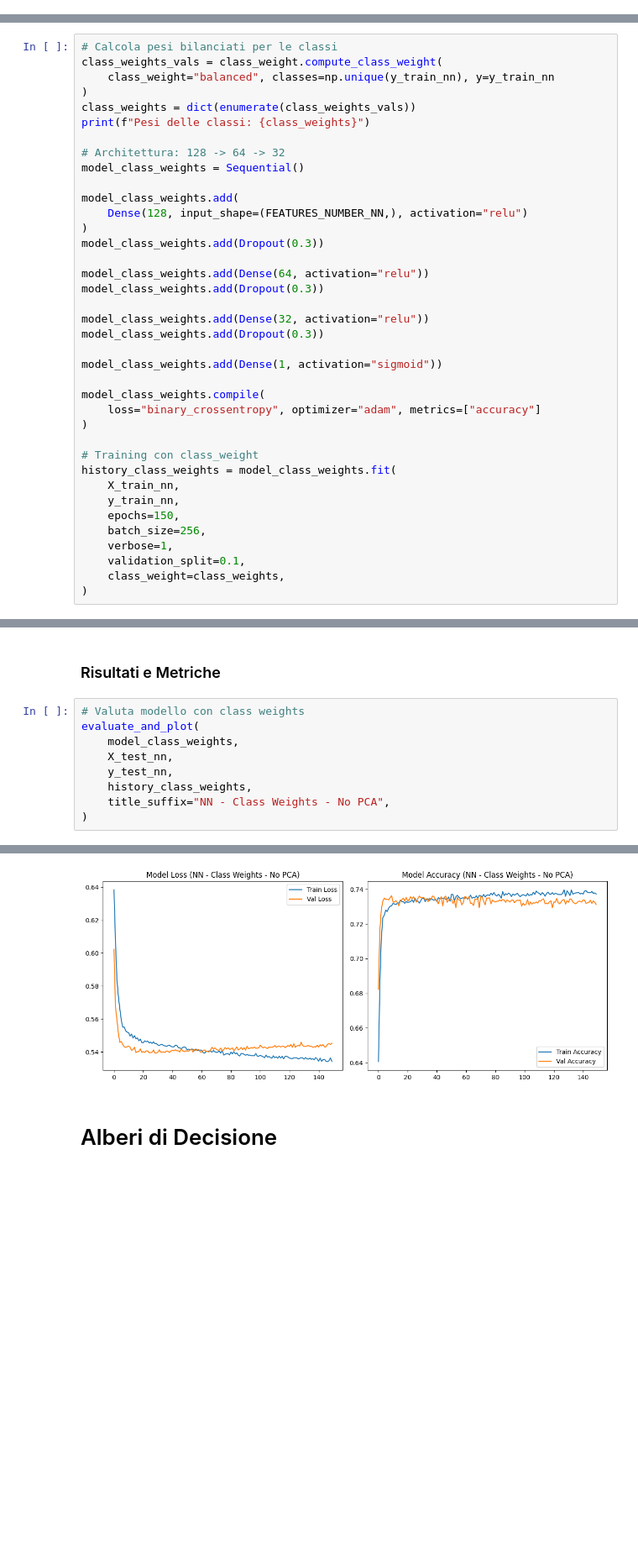
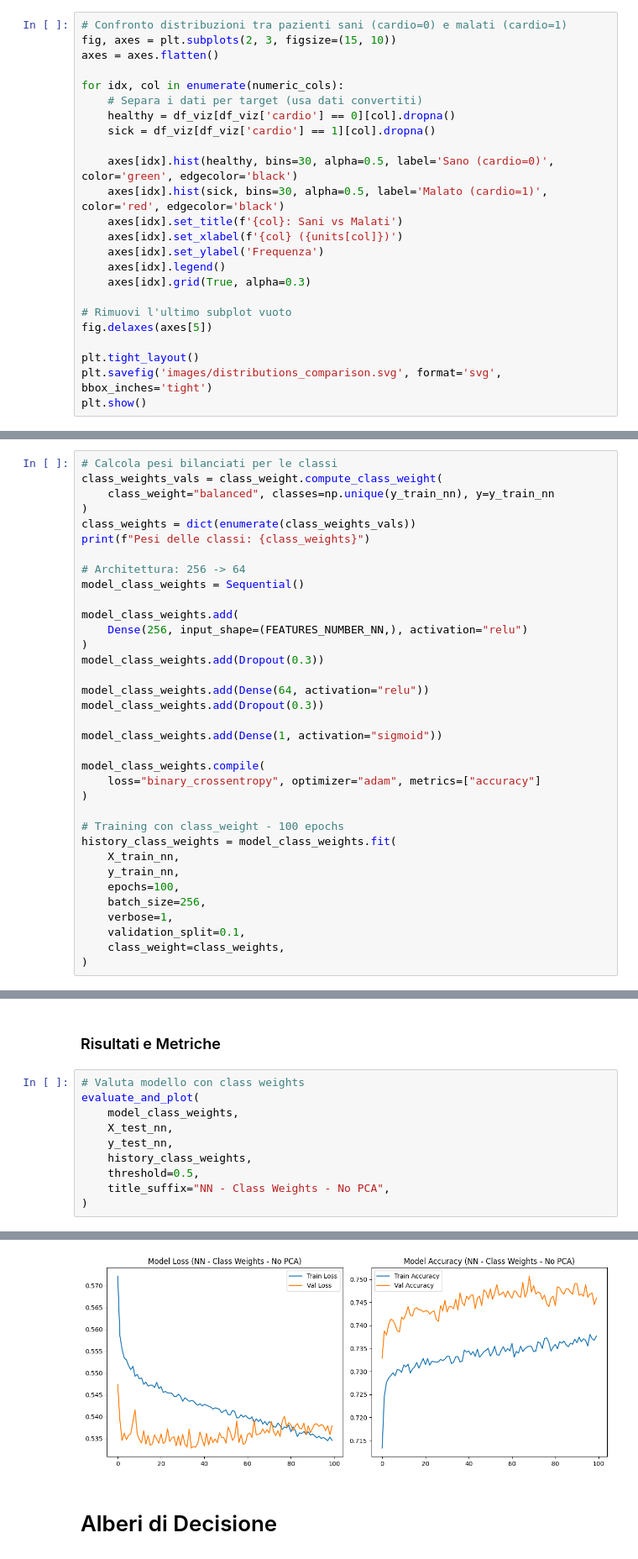
Before and after one commit to mbroglio/ML_25_26, a Jupyter notebook: ML_Project.ipynb, the cells around one changed output, grey strips where cells are left out. Shown at 84% size. Drawn from its saved outputs; the diff is of its cells as text; blank space fills up the shorter version.

```diff
--- a/ML_Project.ipynb
+++ b/ML_Project.ipynb
@@ -109,0 +335,24 @@ features.describe()
+# %%
+# Confronto distribuzioni tra pazienti sani (cardio=0) e malati (cardio=1)
+fig, axes = plt.subplots(2, 3, figsize=(15, 10))
+axes = axes.flatten()
+
+for idx, col in enumerate(numeric_cols):
+    # Separa i dati per target (usa dati convertiti)
+    healthy = df_viz[df_viz['cardio'] == 0][col].dropna()
+    sick = df_viz[df_viz['cardio'] == 1][col].dropna()
+
+    axes[idx].hist(healthy, bins=30, alpha=0.5, label='Sano (cardio=0)', color='green', edgecolor='black')
+    axes[idx].hist(sick, bins=30, alpha=0.5, label='Malato (cardio=1)', color='red', edgecolor='black')
+    axes[idx].set_title(f'{col}: Sani vs Malati')
+    axes[idx].set_xlabel(f'{col} ({units[col]})')
+    axes[idx].set_ylabel('Frequenza')
+    axes[idx].legend()
+    axes[idx].grid(True, alpha=0.3)
+
+# Rimuovi l'ultimo subplot vuoto
+fig.delaxes(axes[5])
+
+plt.tight_layout()
+plt.savefig('images/distributions_comparison.svg', format='svg', bbox_inches='tight')
+plt.show()
@@ -428,18 +672,15 @@ class_weights_vals = class_weight.compute_class_weight(
 class_weights = dict(enumerate(class_weights_vals))
 print(f"Pesi delle classi: {class_weights}")
 
-# Architettura: 128 -> 64 -> 32
+# Architettura: 256 -> 64
 model_class_weights = Sequential()
 
 model_class_weights.add(
-    Dense(128, input_shape=(FEATURES_NUMBER_NN,), activation="relu")
+    Dense(256, input_shape=(FEATURES_NUMBER_NN,), activation="relu")
 )
 model_class_weights.add(Dropout(0.3))
 
 model_class_weights.add(Dense(64, activation="relu"))
-model_class_weights.add(Dropout(0.3))
-
-model_class_weights.add(Dense(32, activation="relu"))
 model_class_weights.add(Dropout(0.3))
 
 model_class_weights.add(Dense(1, activation="sigmoid"))
@@ -448,11 +689,11 @@ model_class_weights.compile(
     loss="binary_crossentropy", optimizer="adam", metrics=["accuracy"]
 )
 
-# Training con class_weight
+# Training con class_weight - 100 epochs
 history_class_weights = model_class_weights.fit(
     X_train_nn,
     y_train_nn,
-    epochs=150,
+    epochs=100,
     batch_size=256,
     verbose=1,
     validation_split=0.1,
@@ -486,6 +728,7 @@ evaluate_and_plot(
     X_test_nn,
     y_test_nn,
     history_class_weights,
+    threshold=0.5,
     title_suffix="NN - Class Weights - No PCA",
 )
 # %% [output]
@@ -505,4 +748,4 @@ AUC Score: 0.8008
-[figure, old version]
+[figure, new version]
 # %% [markdown]
 # Alberi di Decisione
 # %% [markdown]
```
Also changed, not shown: parts of 34 cells of this notebook, 21 other files.
